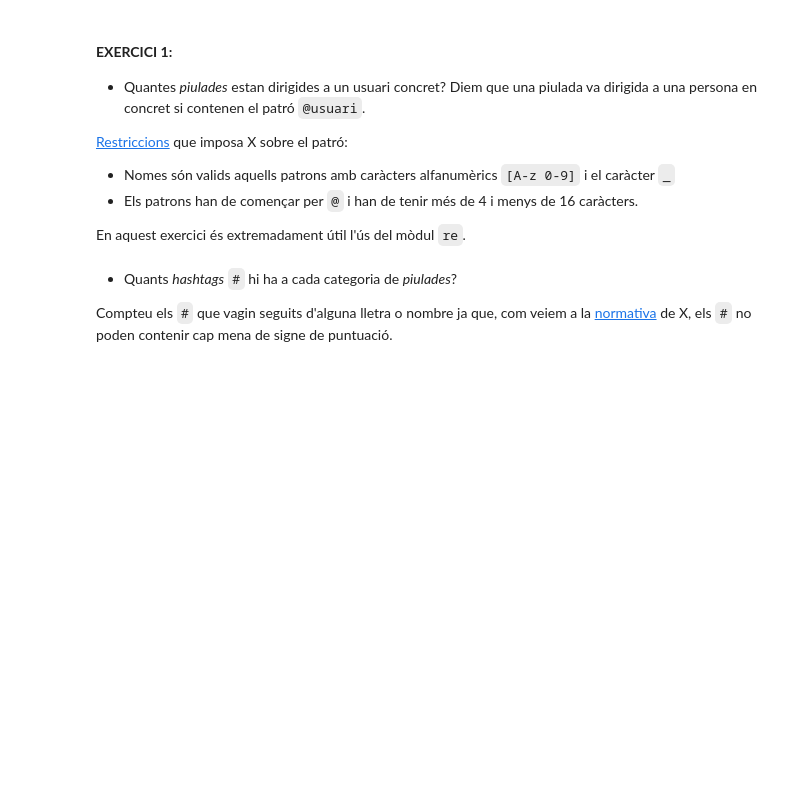
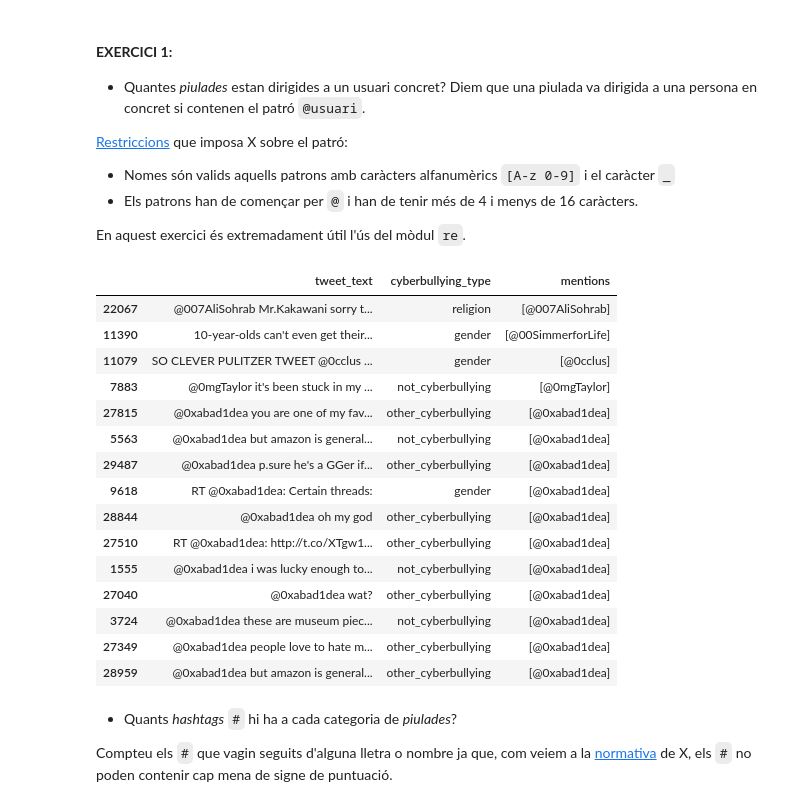
Before and after one commit to fparcerisasv/naive-bayes-classifier, a Jupyter notebook: mainfile.ipynb, the cells around one changed output. Cells and saved outputs as stored; diff of their text form; code cells hidden in the pictures; blank space fills up the shorter version.

```diff
--- a/mainfile.ipynb
+++ b/mainfile.ipynb
@@ -181,3 +179,27 @@ En aquest exercici és extremadament útil l'ús del mòdul ``re``.
+# %%
+# El vostre codi aquí
+usr_pattern = r'@[\w_]{5,15}' # @ seguit de 5 a 15 caràcters alfanumèrics o _
+df_tweets_train['mentions'] = df_tweets_train['tweet_text'].apply(lambda x: re.findall(usr_pattern, str(x)))# troba totes les coincidències
+df_tweets_train['mentions'] = df_tweets_train['mentions'].apply(lambda x: x if x else np.nan) # si no hi ha cap coincidència, posa NA
+
+df_tweets_train.sort_values(by='mentions',na_position='last').head(15) #mostrem els que tenen mencions primer
+# %% [output]
+|  | tweet_text | cyberbullying_type | mentions |
+| 22067 | @007AliSohrab Mr.Kakawani sorry t... | religion | [@007AliSohrab] |
+| 11390 | 10-year-olds can't even get their... | gender | [@00SimmerforLife] |
+| 11079 | SO CLEVER PULITZER TWEET @0cclus ... | gender | [@0cclus] |
+| 7883 | @0mgTaylor it's been stuck in my ... | not_cyberbullying | [@0mgTaylor] |
+| 27815 | @0xabad1dea you are one of my fav... | other_cyberbullying | [@0xabad1dea] |
+| 5563 | @0xabad1dea but amazon is general... | not_cyberbullying | [@0xabad1dea] |
+| 29487 | @0xabad1dea p.sure he's a GGer if... | other_cyberbullying | [@0xabad1dea] |
+| 9618 | RT @0xabad1dea: Certain threads: | gender | [@0xabad1dea] |
+| 28844 | @0xabad1dea oh my god | other_cyberbullying | [@0xabad1dea] |
+| 27510 | RT @0xabad1dea: http://t.co/XTgw1... | other_cyberbullying | [@0xabad1dea] |
+| 1555 | @0xabad1dea i was lucky enough to... | not_cyberbullying | [@0xabad1dea] |
+| 27040 | @0xabad1dea wat? | other_cyberbullying | [@0xabad1dea] |
+| 3724 | @0xabad1dea these are museum piec... | not_cyberbullying | [@0xabad1dea] |
+| 27349 | @0xabad1dea people love to hate m... | other_cyberbullying | [@0xabad1dea] |
+| 28959 | @0xabad1dea but amazon is general... | other_cyberbullying | [@0xabad1dea] |
 # %% [markdown]
 + Quants *hashtags* ``#`` hi ha a cada categoria de *piulades*?
 
```
Also changed, not shown: parts of 16 cells of this notebook.
